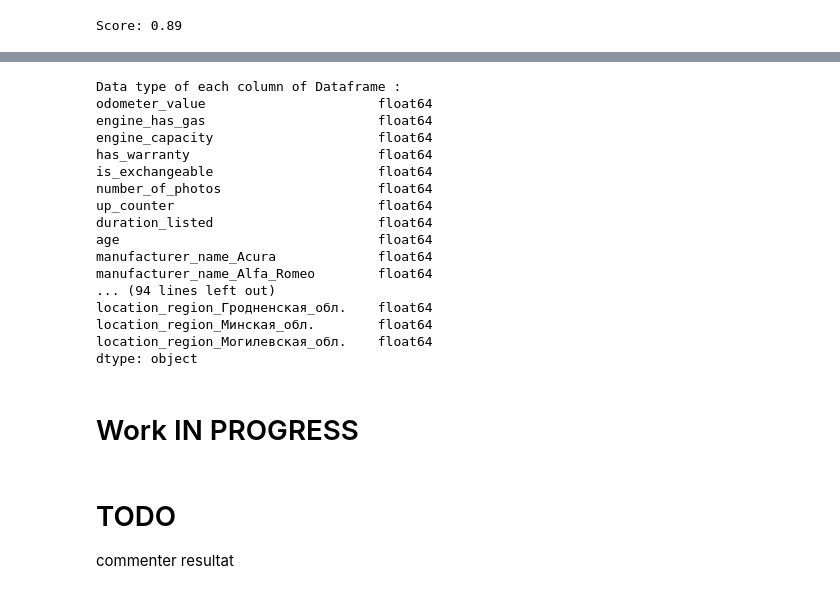
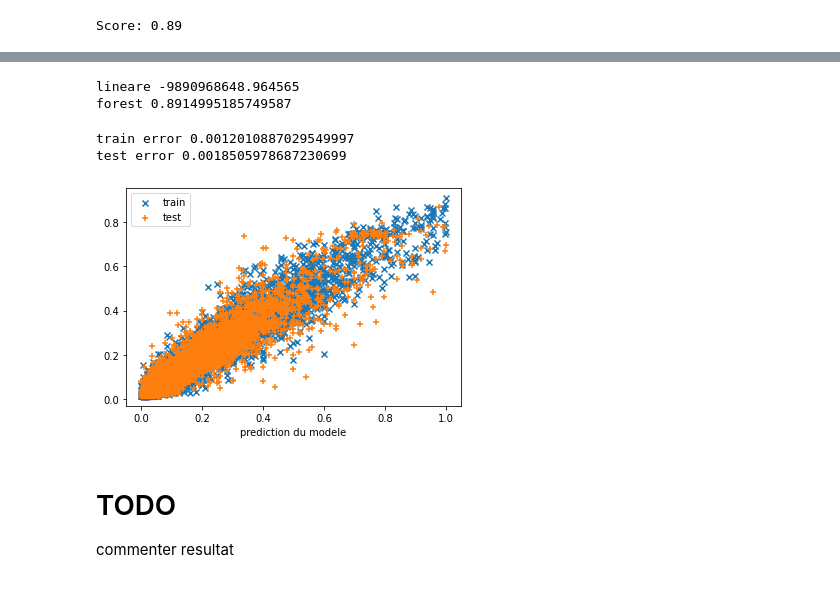
Before and after one commit to kerhogo/ias_cars, a Jupyter notebook: PretraitementStandardisation_2.ipynb, the cells around one changed output, grey strips where cells are left out. Drawn from its saved outputs; the diff is of its cells as text; code cells hidden in the pictures.

```diff
--- a/PretraitementStandardisation_2.ipynb
+++ b/PretraitementStandardisation_2.ipynb
@@ -449,24 +473,0 @@ important_features.style.hide_index()
-# %%
-dataTypeSeries = X.dtypes
-print('Data type of each column of Dataframe :')
-print(dataTypeSeries)
-# %% [output]
-Data type of each column of Dataframe :
-odometer_value                      float64
-engine_has_gas                      float64
-engine_capacity                     float64
-has_warranty                        float64
-is_exchangeable                     float64
-number_of_photos                    float64
-up_counter                          float64
-duration_listed                     float64
-age                                 float64
-manufacturer_name_Acura             float64
-manufacturer_name_Alfa_Romeo        float64
-... (94 lines left out)
-location_region_Гродненская_обл.    float64
-location_region_Минская_обл.        float64
-location_region_Могилевская_обл.    float64
-dtype: object
-# %% [markdown]
-# Work IN PROGRESS
@@ -561,0 +478,6 @@ plt.show()
+# %%
+print("lineare",monModele.score(X_test,Y_test))
+print("forest",forest.score(X_test,Y_test))
+# %% [output]
+lineare -9890968648.964565
+forest 0.8914995185749587
@@ -562,3 +491,9 @@ plt.show()
+# %%
+plot_pred(X_train,X_test,Y_train,Y_test,forest)
+# %% [output]
+train error 0.0012010887029549997
+test error 0.0018505978687230699
+[figure, added]
 # %% [markdown]
 # TODO
 commenter resultat
```
Also changed, not shown: parts of 22 cells of this notebook.
